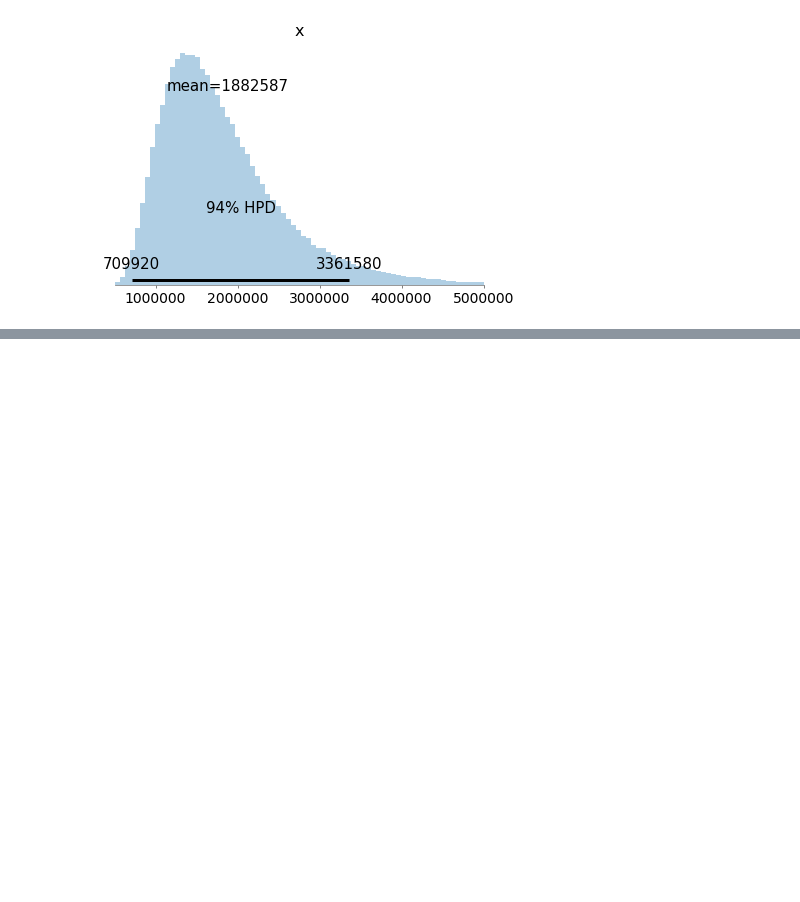
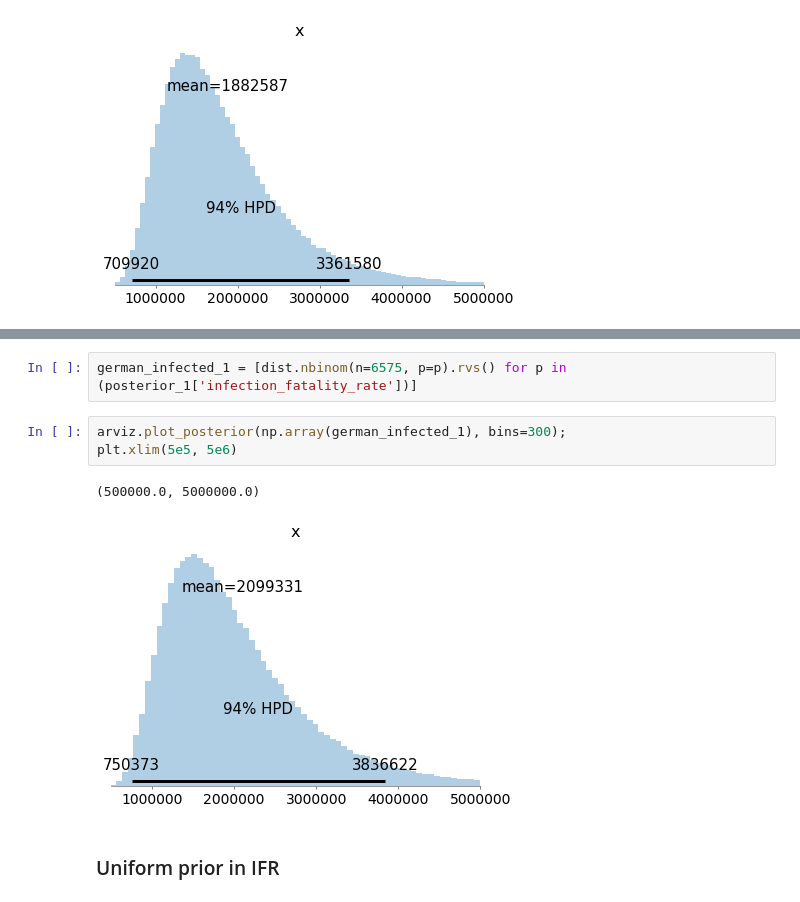
Before and after one commit to matthias-k/analysis-heinsberg-study, a Jupyter notebook: Heinsberg-Study-Model1-Germany-as-NegBinomial.ipynb, the cells around one changed output, grey strips where cells are left out. Cells and saved outputs as stored; diff of their text form; blank space fills up the shorter version.

```diff
--- a/Heinsberg-Study-Model1-Germany-as-NegBinomial.ipynb
+++ b/Heinsberg-Study-Model1-Germany-as-NegBinomial.ipynb
@@ -134,0 +182,10 @@ plt.xlim(5e5, 5e6)
+# %%
+german_infected_1 = [dist.nbinom(n=6575, p=p).rvs() for p in (posterior_1['infection_fatality_rate'])]
+# %%
+arviz.plot_posterior(np.array(german_infected_1), bins=300);
+plt.xlim(5e5, 5e6)
+# %% [output]
+(500000.0, 5000000.0)
+[figure, added]
+# %% [markdown]
+### Uniform  prior in IFR
```
Also changed, not shown: parts of 11 cells of this notebook, 1 other file.
